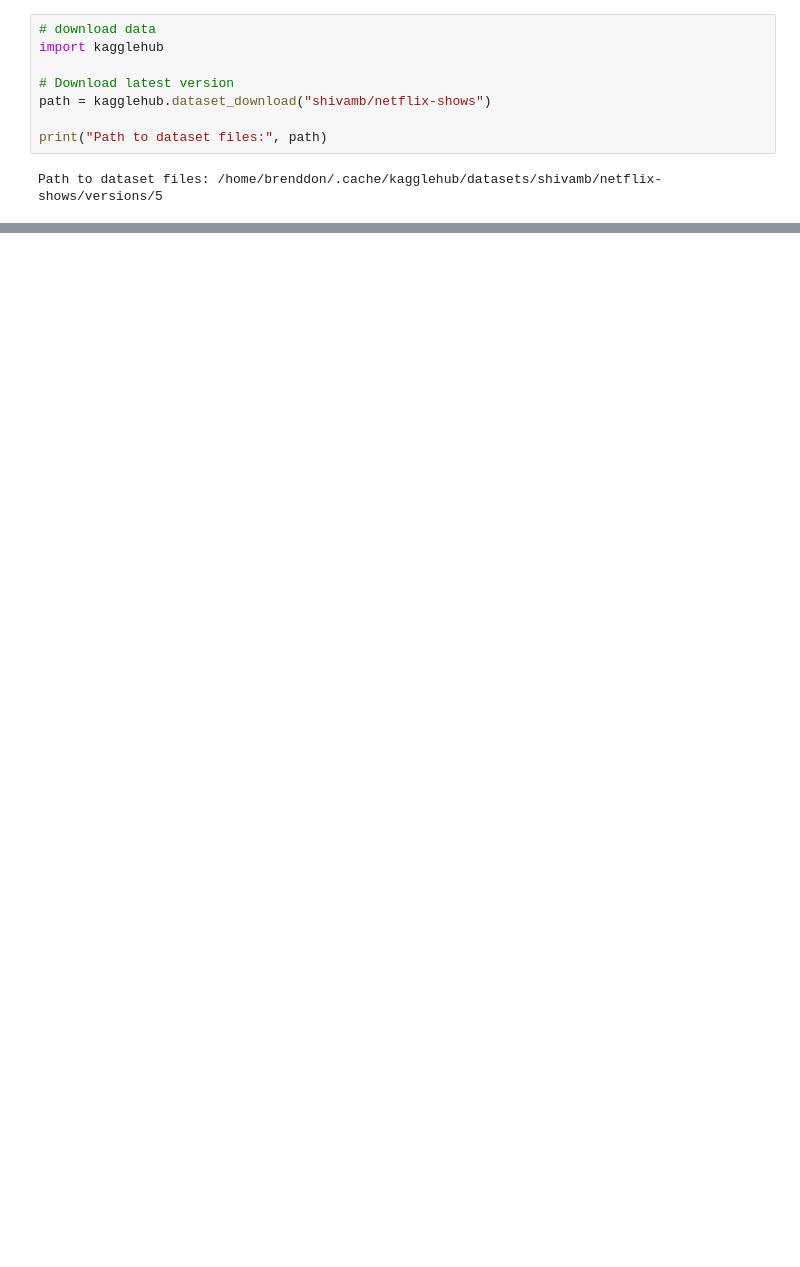
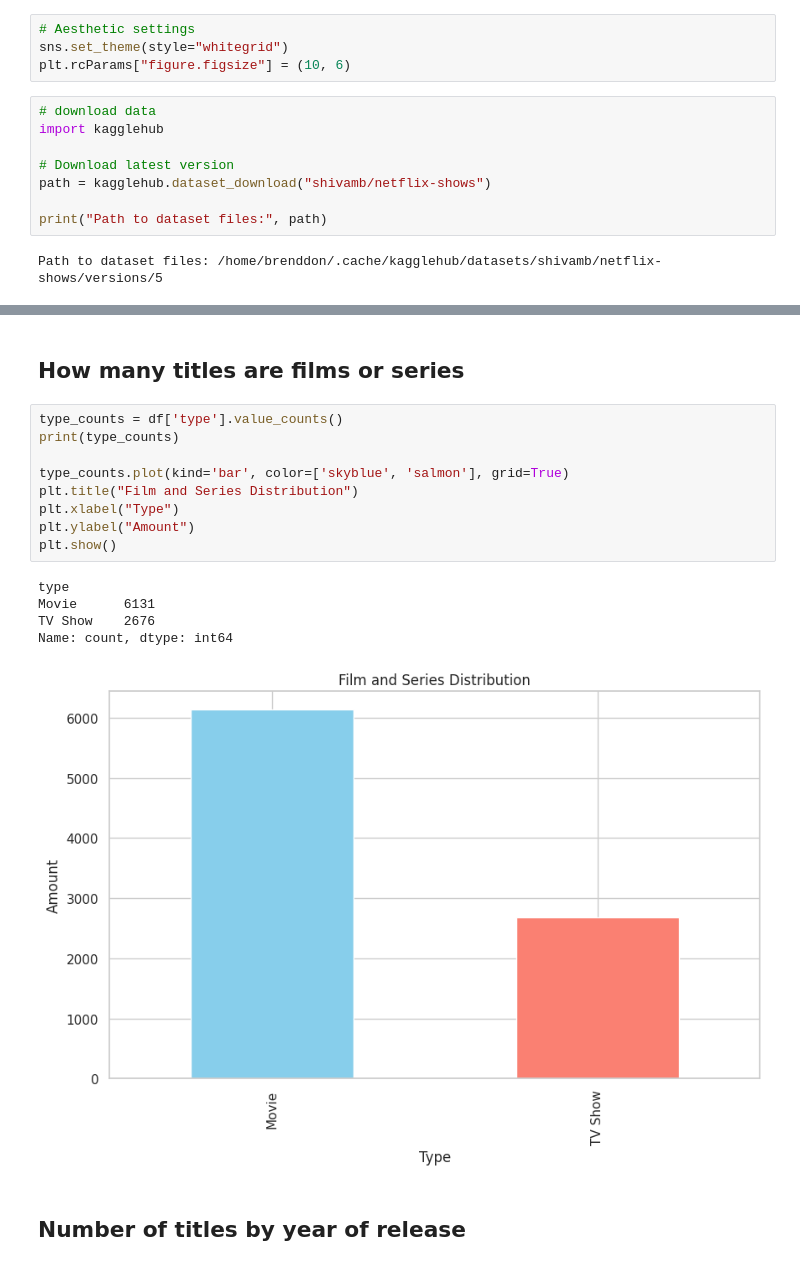
Before and after one commit to brenddonandrade/dataAnalysisNetflixFilmsTVShows, a Jupyter notebook: dataAnalysis.ipynb, the cells around one changed output, grey strips where cells are left out. Drawn from its saved outputs; the diff is of its cells as text; blank space fills up the shorter version.

```diff
--- a/dataAnalysis.ipynb
+++ b/dataAnalysis.ipynb
@@ -5,6 +9,10 @@ import kagglehub
 
 # create db
 from sqlalchemy import create_engine
+# %%
+# Aesthetic settings
+sns.set_theme(style="whitegrid")
+plt.rcParams["figure.figsize"] = (10, 6)
 # %%
 # download data
 import kagglehub
@@ -21,0 +48,19 @@ FileNotFoundError: [Errno 2] No such file or directory: '/home/brenddon/.cache/k
+# %% [markdown]
+## How many titles are films or series
+# %%
+type_counts = df['type'].value_counts()
+print(type_counts)
+
+type_counts.plot(kind='bar', color=['skyblue', 'salmon'], grid=True)
+plt.title("Film and Series Distribution")
+plt.xlabel("Type")
+plt.ylabel("Amount")
+plt.show()
+# %% [output]
+type
+Movie      6131
+TV Show    2676
+Name: count, dtype: int64
+[figure, added]
+# %% [markdown]
+## Number of titles by year of release
```
Also changed, not shown: parts of 14 cells of this notebook, 1 other file.
